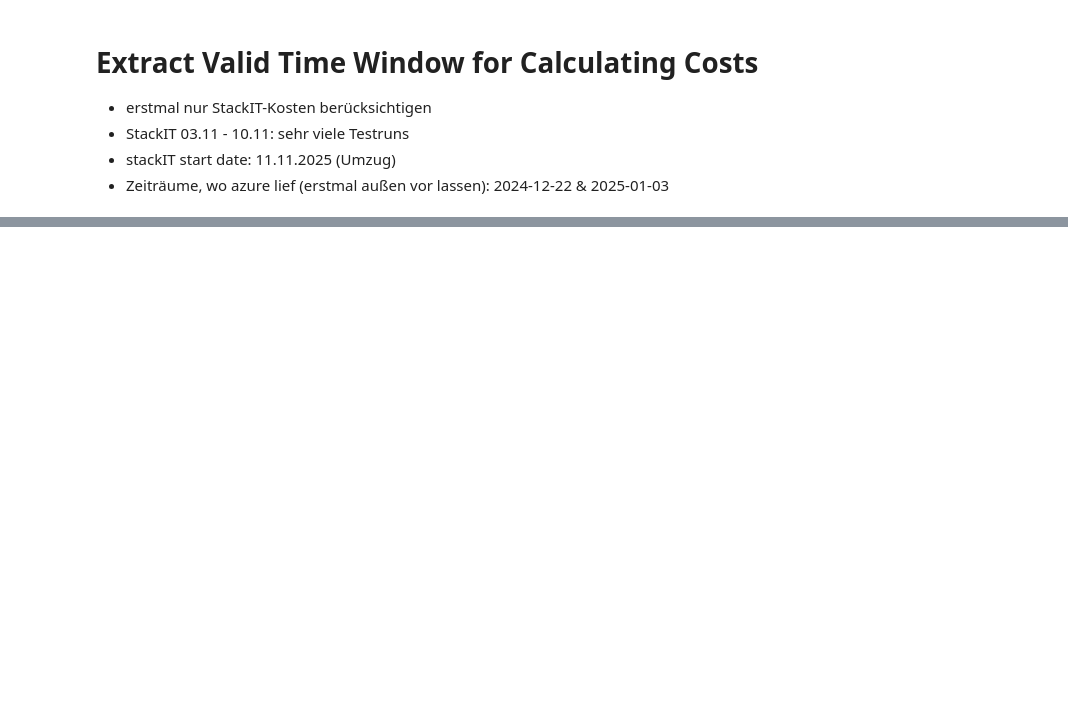
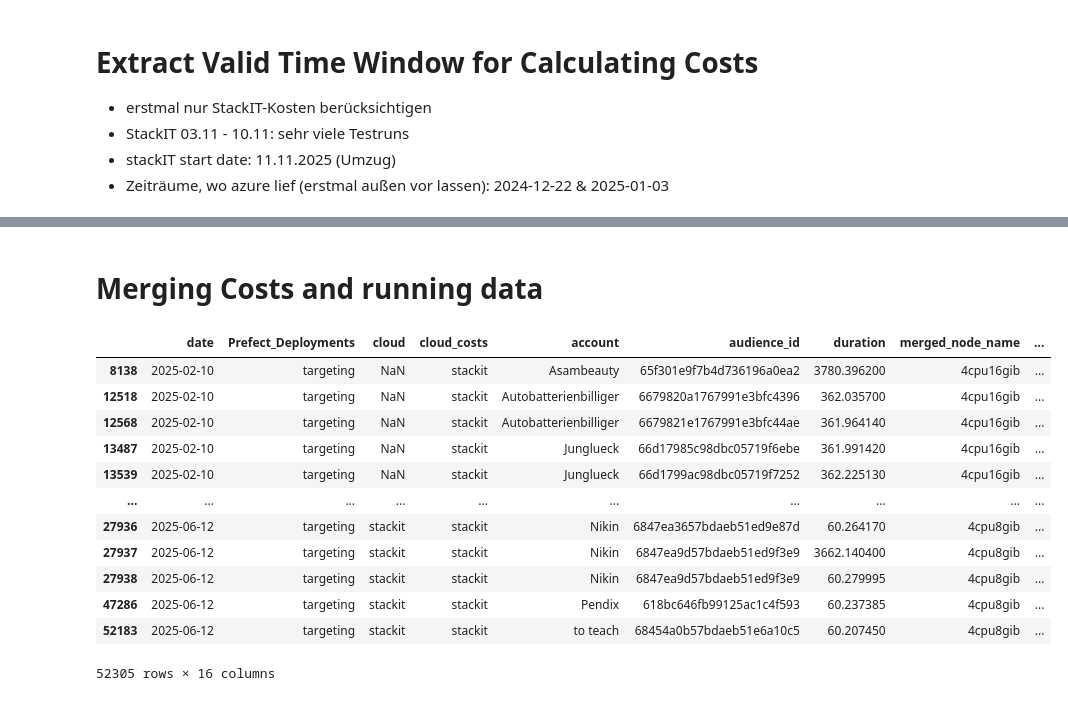
Before and after one commit to KaroPy/evaluation-and-execution-scripts, a Jupyter notebook: analysis/extract_targeting_retraining_costs.ipynb, the cells around one changed output, grey strips where cells are left out. Cells and saved outputs as stored; diff of their text form; code cells hidden in the pictures; blank space fills up the shorter version.

```diff
--- a/analysis/extract_targeting_retraining_costs.ipynb
+++ b/analysis/extract_targeting_retraining_costs.ipynb
@@ -54,6 +155,6 @@ df["Deployments"].value_counts()
 Filter data for targeting runs only using Deployments and Prefect_Deployments
 # %%
 # get stackIT costs via Prefect_Deployments
-targeting_and_retraining_runs = df[(df["Deployments"]=="targeting")|(df["Prefect_Deployments"]=="targeting")|(df["Deployments"]=="retraining")|(df["Prefect_Deployments"]=="retraining")]
+targeting_and_retraining_runs = df[(df["Deployments"]=="targeting")|(df["Prefect_Deployments"]=="targeting")|(df["Deployments"]=="retraining")|(df["Prefect_Deployments"]=="retraining")|(df["Deployments"]=="googleConversionUpdate")|(df["Prefect_Deployments"]=="googleConversionUpdate")]
 # Bug in cost extractor: "retrainng" instead of "retraining" (behoben)
 targeting_and_retraining_runs
@@ -381,0 +801,22 @@ vc_charge_counts
+# %%
+use_columns_node_size_costs = ["cloud","date","node_name","charge","part_of_costs","total_charge_of_serviceName","serviceName"]
+data_columns = use_columns_node_size_costs.copy() + ["serviceCategoryName","quantity","billing_currency","servicename_aws","machine.type"]
+print(df["date"].astype("string").min(),df["date"].astype("string").max())
+temp_costs = df.drop_duplicates(subset=use_columns_node_size_costs).reset_index(drop=True)
+temp_costs = temp_costs[temp_costs["date"]> stackit_cost_handling["start"]]
+temp_costs = temp_costs.dropna(subset=["charge"])
+len_data = len(temp_costs)
+# handle databricks costs
+temp_costs = stack_pp(temp_costs)
+temp_costs = handle_aws_costs(temp_costs)
+temp_costs = handle_azure_costs(temp_costs)
+temp_costs = handle_databricks_cost(temp_costs)
+temp_costs = temp_costs[data_columns]
+# format data
+temp_costs["date"] = temp_costs["date"].astype("string")
+temp_costs["date"] = pd.to_datetime(temp_costs["date"], format="mixed", utc=True).dt.strftime("%Y-%m-%d")
+temp_costs["date"] = temp_costs["date"].astype("string")
+print(temp_costs["date"].min(),temp_costs["date"].max())
+if len_data != len(temp_costs): # plus 2 due to agentpools
+    raise ValueError("Length of data does not match")
+temp_costs.sort_values(by=["date","node_name","serviceName"])
@@ -381,0 +864,26 @@ vc_charge_counts
+# %% [markdown]
+# Merging Costs and running data
+# %%
+df_costs = pd.merge(
+    df_cleaned,
+    temp_costs,
+    how="left",
+    left_on=["date","merged_node_name"],
+    right_on = ["date","node_name"],
+    suffixes=("","_costs")
+)
+df_costs[["date","Prefect_Deployments","cloud","cloud_costs","account","audience_id","duration","merged_node_name","node_name_costs","serviceName","serviceName_costs","charge","quantity","total_charge_of_serviceName",'sum_costs_serviceName', 'sum_quantity_serviceName']].sort_values(by=["date","merged_node_name","cloud","account","audience_id"])
+# %% [output]
+|  | date | Prefect_Deployments | cloud | cloud_costs | account | audience_id | duration | merged_node_name | ... |
+| 8138 | 2025-02-10 | targeting | NaN | stackit | Asambeauty | 65f301e9f7b4d736196a0ea2 | 3780.396200 | 4cpu16gib | ... |
+| 12518 | 2025-02-10 | targeting | NaN | stackit | Autobatterienbilliger | 6679820a1767991e3bfc4396 | 362.035700 | 4cpu16gib | ... |
+| 12568 | 2025-02-10 | targeting | NaN | stackit | Autobatterienbilliger | 6679821e1767991e3bfc44ae | 361.964140 | 4cpu16gib | ... |
+| 13487 | 2025-02-10 | targeting | NaN | stackit | Junglueck | 66d17985c98dbc05719f6ebe | 361.991420 | 4cpu16gib | ... |
+| 13539 | 2025-02-10 | targeting | NaN | stackit | Junglueck | 66d1799ac98dbc05719f7252 | 362.225130 | 4cpu16gib | ... |
+| ... | ... | ... | ... | ... | ... | ... | ... | ... | ... |
+| 27936 | 2025-06-12 | targeting | stackit | stackit | Nikin | 6847ea3657bdaeb51ed9e87d | 60.264170 | 4cpu8gib | ... |
+| 27937 | 2025-06-12 | targeting | stackit | stackit | Nikin | 6847ea9d57bdaeb51ed9f3e9 | 3662.140400 | 4cpu8gib | ... |
+| 27938 | 2025-06-12 | targeting | stackit | stackit | Nikin | 6847ea9d57bdaeb51ed9f3e9 | 60.279995 | 4cpu8gib | ... |
+| 47286 | 2025-06-12 | targeting | stackit | stackit | Pendix | 618bc646fb99125ac1c4f593 | 60.237385 | 4cpu8gib | ... |
+| 52183 | 2025-06-12 | targeting | stackit | stackit | to teach | 68454a0b57bdaeb51e6a10c5 | 60.207450 | 4cpu8gib | ... |
+52305 rows × 16 columns
```
Also changed, not shown: parts of 78 cells of this notebook, 2 other files.
